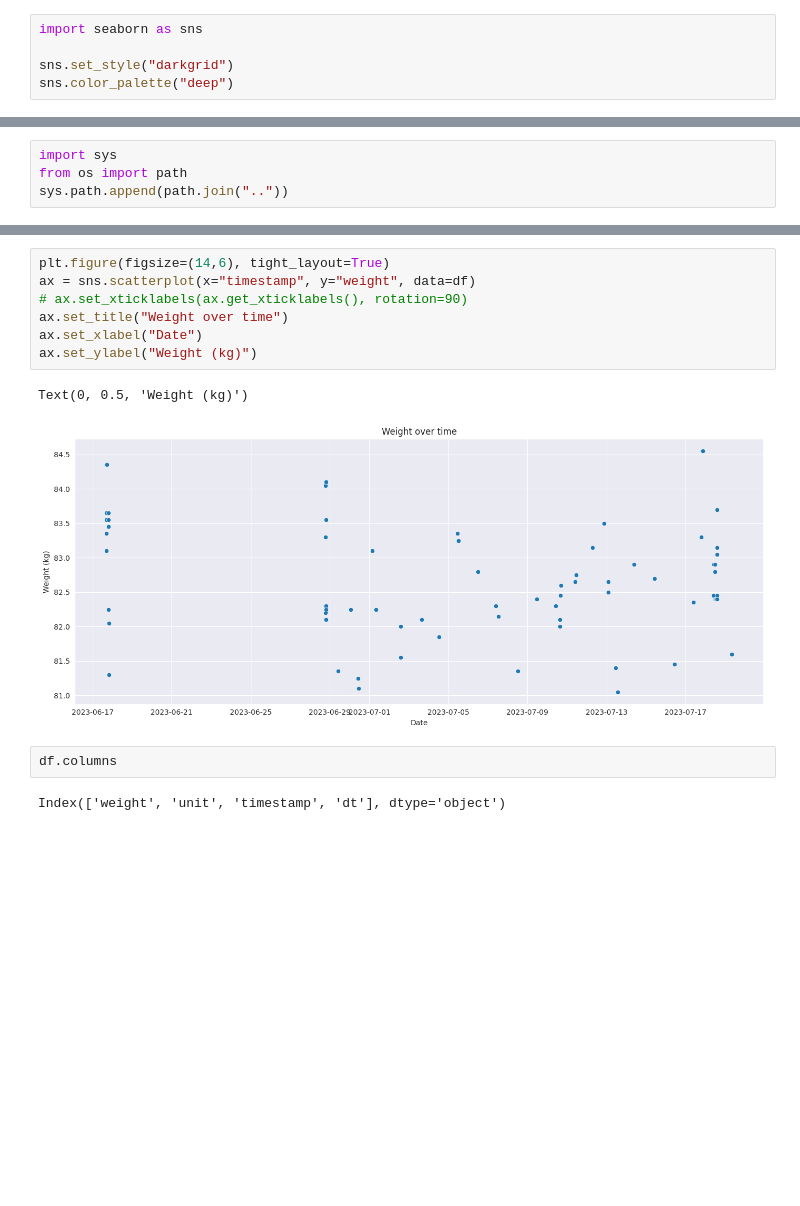
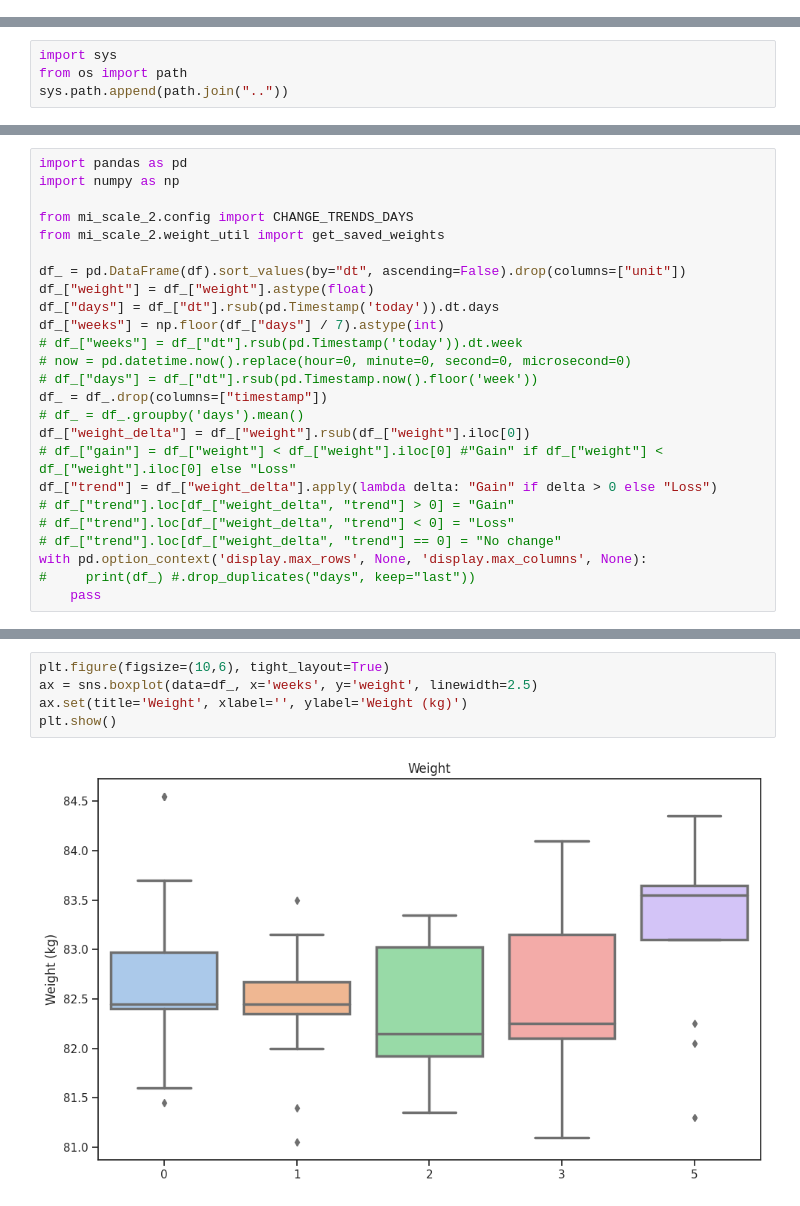
Before and after one commit to pohy/mi-scale-2, a Jupyter notebook: experiments/plots.ipynb, the cells around one changed output, grey strips where cells are left out. Saved outputs shown, nothing was run; the diff lists cells and outputs as text; blank space fills up the shorter version.

```diff
--- a/experiments/plots.ipynb
+++ b/experiments/plots.ipynb
@@ -27,5 +8,0 @@ Note: you may need to restart the kernel to use updated packages.
-# %%
-import seaborn as sns
-
-sns.set_style("darkgrid")
-sns.color_palette("deep")
@@ -66,0 +31,25 @@ Text(0, 0.5, 'Weight (kg)')
+# %%
+import pandas as pd
+import numpy as np
+
+from mi_scale_2.config import CHANGE_TRENDS_DAYS
+from mi_scale_2.weight_util import get_saved_weights
+
+df_ = pd.DataFrame(df).sort_values(by="dt", ascending=False).drop(columns=["unit"])
+df_["weight"] = df_["weight"].astype(float)
+df_["days"] = df_["dt"].rsub(pd.Timestamp('today')).dt.days
+df_["weeks"] = np.floor(df_["days"] / 7).astype(int)
+# df_["weeks"] = df_["dt"].rsub(pd.Timestamp('today')).dt.week
+# now = pd.datetime.now().replace(hour=0, minute=0, second=0, microsecond=0)
+# df_["days"] = df_["dt"].rsub(pd.Timestamp.now().floor('week'))
+df_ = df_.drop(columns=["timestamp"])
+# df_ = df_.groupby('days').mean()
+df_["weight_delta"] = df_["weight"].rsub(df_["weight"].iloc[0])
+# df_["gain"] = df_["weight"] < df_["weight"].iloc[0] #"Gain" if df_["weight"] < df_["weight"].iloc[0] else "Loss"
+df_["trend"] = df_["weight_delta"].apply(lambda delta: "Gain" if delta > 0 else "Loss")
+# df_["trend"].loc[df_["weight_delta", "trend"] > 0] = "Gain"
+# df_["trend"].loc[df_["weight_delta", "trend"] < 0] = "Loss"
+# df_["trend"].loc[df_["weight_delta", "trend"] == 0] = "No change"
+with pd.option_context('display.max_rows', None, 'display.max_columns', None):
+#     print(df_) #.drop_duplicates("days", keep="last"))
+    pass
@@ -67,14 +74,7 @@ Text(0, 0.5, 'Weight (kg)')
 # %%
-plt.figure(figsize=(14,6), tight_layout=True)
-ax = sns.scatterplot(x="timestamp", y="weight", data=df)
-# ax.set_xticklabels(ax.get_xticklabels(), rotation=90)
-ax.set_title("Weight over time")
-ax.set_xlabel("Date")
-ax.set_ylabel("Weight (kg)")
+plt.figure(figsize=(10,6), tight_layout=True)
+ax = sns.boxplot(data=df_, x='weeks', y='weight', linewidth=2.5)
+ax.set(title='Weight', xlabel='', ylabel='Weight (kg)')
+plt.show()
 # %% [output]
-Text(0, 0.5, 'Weight (kg)')
-[figure, old version]
+[figure, new version]
-# %%
-df.columns
-# %% [output]
-Index(['weight', 'unit', 'timestamp', 'dt'], dtype='object')
```
Also changed, not shown: parts of 11 cells of this notebook, 8 other files.
